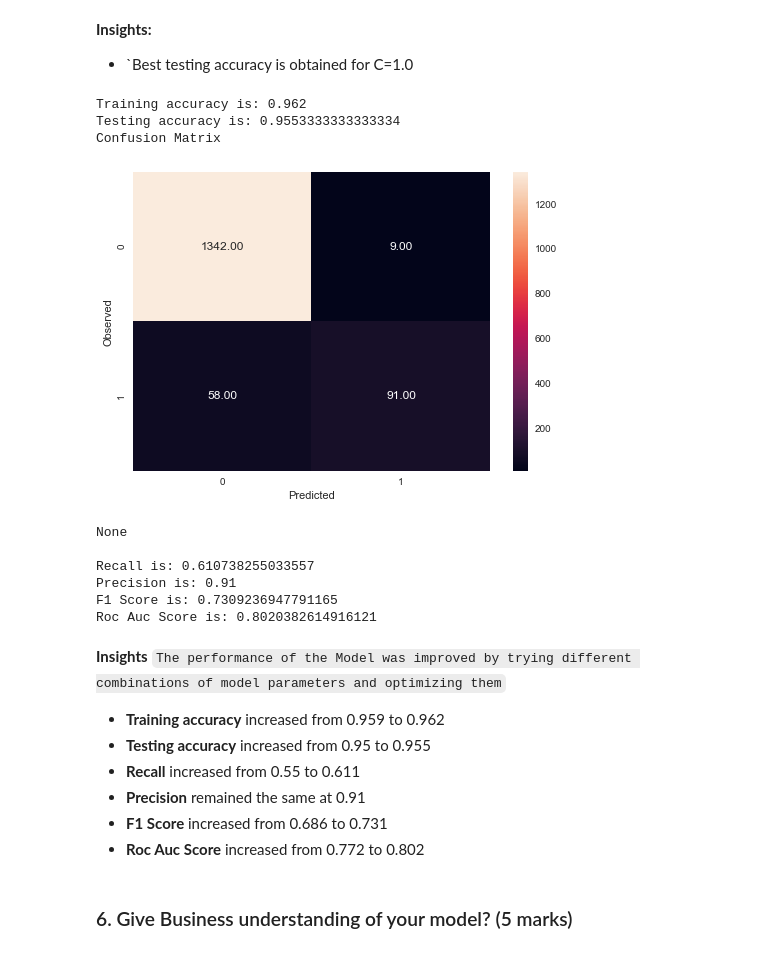
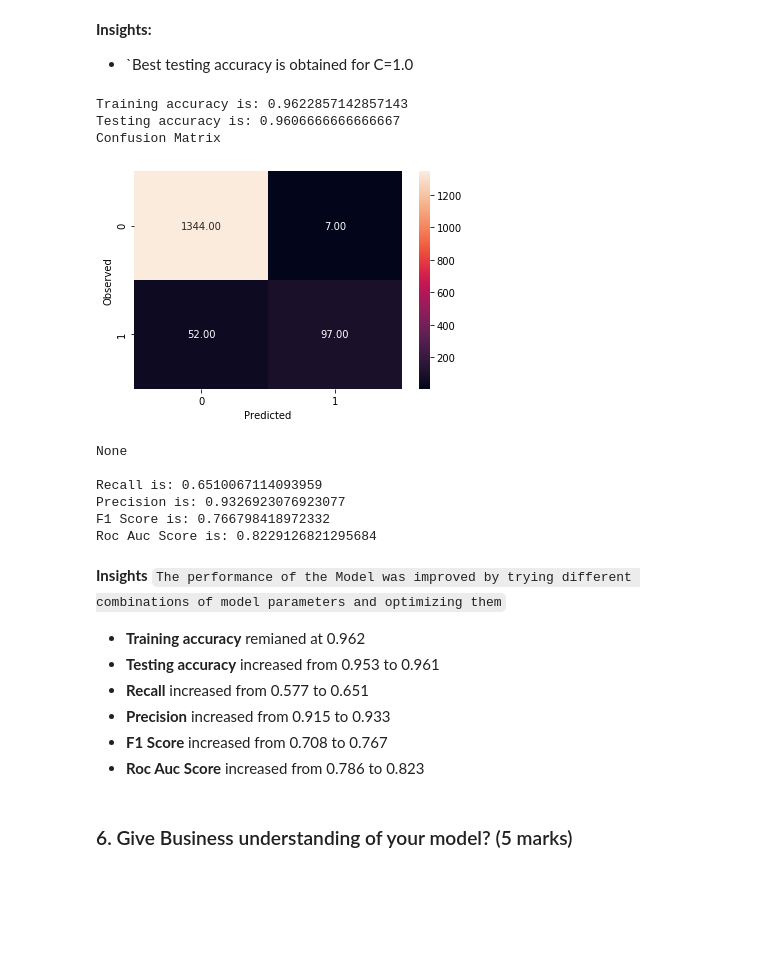
Before and after one commit to yogesh-singal/PGP-AIML, a Jupyter notebook: Bank_Personal_loan_Modelling.ipynb, the cells around one changed output. Drawn from its saved outputs; the diff is of its cells as text; code cells hidden in the pictures; blank space fills up the shorter version.

```diff
--- a/Bank_Personal_loan_Modelling.ipynb
+++ b/Bank_Personal_loan_Modelling.ipynb
@@ -569,8 +578,16 @@ print(topZIPs)
 # %%
 # Create a dummy column to categorize the data based on ZIPs where at least one Personal Loan has been issued
 data['topZIPs']=data['ZIP Code'].isin(topZIPs)
-#Convert True/False values to 1/0
+
+#Convert True/False values to 1/0 thus highlighting the customers in the top 25 ZIP codes
 data['topZIPs']=data['topZIPs']*1
+
+# Mark the other customers who are in ZIP Codes which have at least one customer who has taken a Personal Loan
+for i, row in data.iterrows():
+    if row['ZIP Code'] in bottomZIPs :
+        data.at[i,'topZIPs'] = 2
+#    if row['ZIP Code'] in oneZIPs :
+#        data.at[i,'topZIPs'] = 3
 # %%
 data.head()
 # %% [output]
@@ -695,5 +707,5 @@ pd.crosstab(data['CreditCard'], data['Personal Loan'],normalize='index')
 # %%
-data.drop('CreditCard',axis=1,inplace=True)
+#data.drop('CreditCard',axis=1,inplace=True)
 # %%
 pd.crosstab(data['Online'], data['Personal Loan'],normalize='index')
 # %% [output]
@@ -707,4 +719,4 @@ pd.crosstab(data['Online'], data['Personal Loan'],normalize='index')
 # %%
-data.drop('Online',axis=1,inplace=True)
+#data.drop('Online',axis=1,inplace=True)
 # %%
 pd.crosstab(data['topZIPs'], data['Personal Loan'],normalize='index')
@@ -748,8 +762,9 @@ sns.heatmap(data.corr(), annot = True, fmt='.2g',cmap= "YlGnBu")
 
 - `CCAvg and Income have and high correlation but not too high, hence we should keep both columns`
 # %%
-#data.drop('Experience',axis=1,inplace=True)
-data.drop('Age',axis=1,inplace=True)
+data.drop('Experience',axis=1,inplace=True)
+#data.drop('Age',axis=1,inplace=True)
+#data.drop('topZIPs',axis=1,inplace=True)
 # %% [markdown]
 ### 3. Split the data into training and test set in the ratio of 70:30 respectively (5 marks)
 # %%
@@ -950,38 +968,38 @@ C values : [0.01, 0.1, 0.25, 0.5, 0.75, 1]
 - `Best testing accuracy is obtained for C=1.0
 # %%
 #Therefore final model is
-model = LogisticRegression(random_state=7,penalty='l1', solver='liblinear',C=1)
+model = LogisticRegression(random_state=7,penalty='l1', solver='liblinear',C=1.0)
 model.fit(x_train, y_train)
 y_predict = model.predict(x_test)
 print("Training accuracy is:",model.score(x_train,y_train))
 print("Testing accuracy is:",model.score(x_test, y_test))
 print('Confusion Matrix')
 print(draw_cm(y_test,y_predict))
 print()
 print("Recall is:",metrics.recall_score(y_test,y_predict))
 print("Precision is:",metrics.precision_score(y_test,y_predict))
 print("F1 Score is:",metrics.f1_score(y_test,y_predict))
 print("Roc Auc Score is:",metrics.roc_auc_score(y_test,y_predict))
 # %% [output]
-Training accuracy is: 0.962
-Testing accuracy is: 0.9553333333333334
+Training accuracy is: 0.9622857142857143
+Testing accuracy is: 0.9606666666666667
 Confusion Matrix
-[figure, old version]
+[figure, new version]
 None
 
-Recall is: 0.610738255033557
-Precision is: 0.91
-F1 Score is: 0.7309236947791165
-Roc Auc Score is: 0.8020382614916121
+Recall is: 0.6510067114093959
+Precision is: 0.9326923076923077
+F1 Score is: 0.766798418972332
+Roc Auc Score is: 0.8229126821295684
 # %% [markdown]
 **Insights**
 `The performance of the Model was improved by trying different combinations of model parameters and optimizing them`
-- **Training accuracy** increased from 0.959 to 0.962
-- **Testing accuracy** increased from 0.95 to 0.955
-- **Recall** increased from 0.55 to 0.611
-- **Precision** remained the same at 0.91
-- **F1 Score** increased from 0.686 to 0.731
-- **Roc Auc Score** increased from 0.772 to 0.802
+- **Training accuracy** remianed at 0.962
+- **Testing accuracy** increased from 0.953 to 0.961
+- **Recall** increased from 0.577 to 0.651
+- **Precision** increased from 0.915 to 0.933
+- **F1 Score** increased from 0.708 to 0.767
+- **Roc Auc Score** increased from 0.786 to 0.823
 # %% [markdown]
 ### 6. Give Business understanding of your model? (5 marks)
 # %% [markdown]
```
Also changed, not shown: parts of 39 cells of this notebook, 1 other file.
